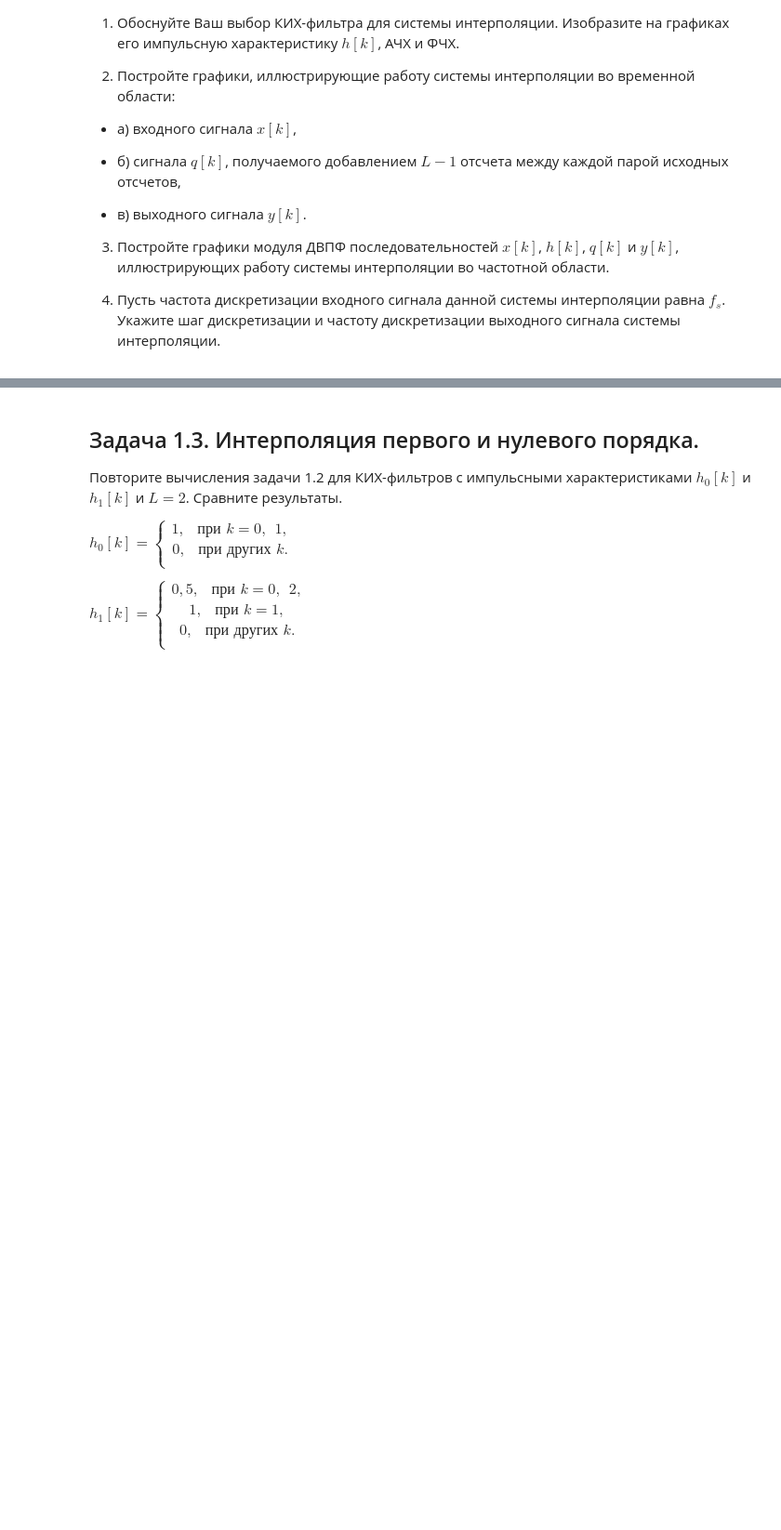
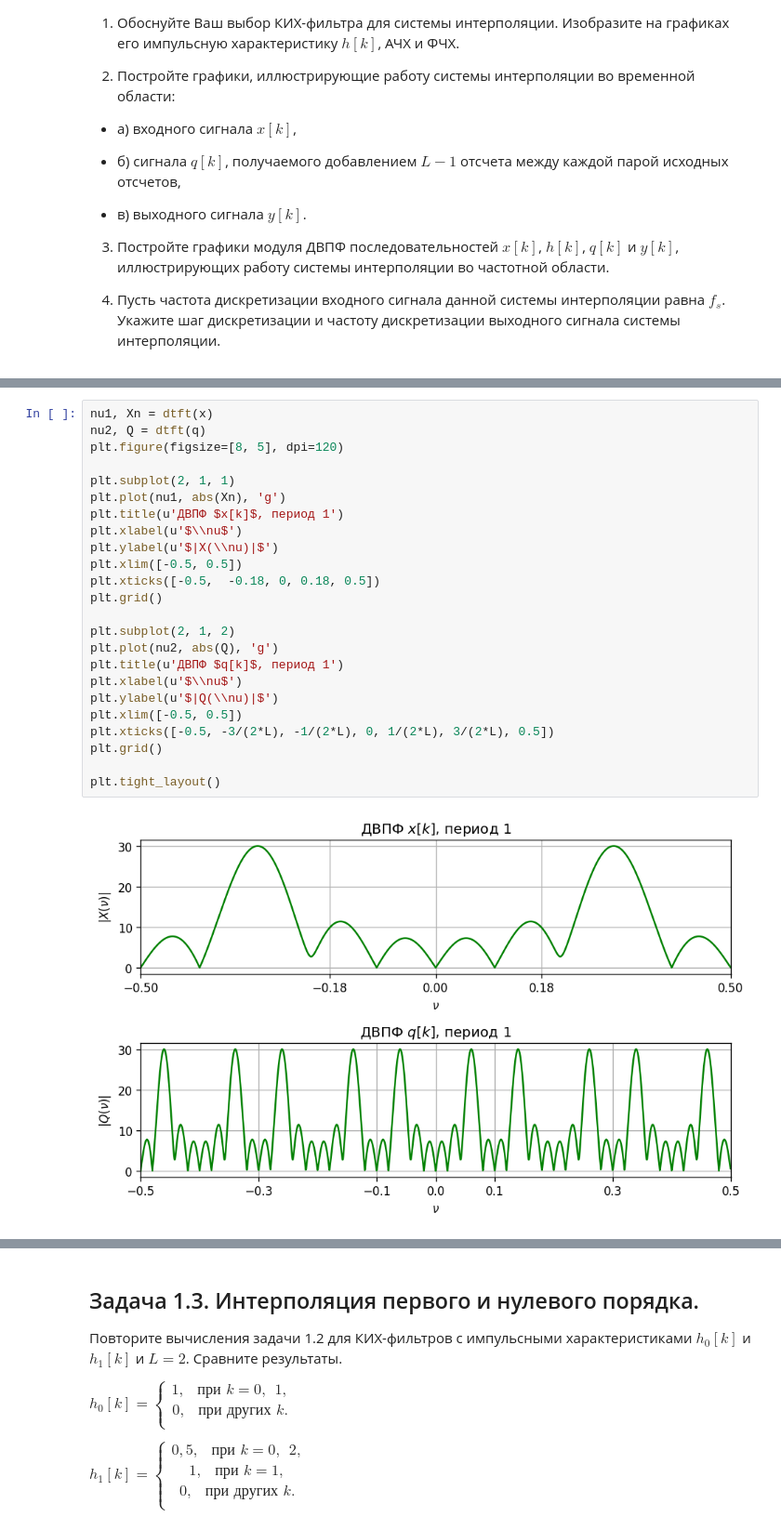
Before and after one commit to sin-diesel/digital-signals-laboratory, a Jupyter notebook: 2nd-semester/fast-signal-processing/dsp_lab6.ipynb, the cells around one changed output, grey strips where cells are left out. Shown at 93% size. Cells and saved outputs as stored; diff of their text form; blank space fills up the shorter version.

```diff
--- a/2nd-semester/fast-signal-processing/dsp_lab6.ipynb
+++ b/2nd-semester/fast-signal-processing/dsp_lab6.ipynb
@@ -72,0 +149,26 @@ def dtft(x, M=2048):
+# %%
+nu1, Xn = dtft(x)
+nu2, Q = dtft(q)
+plt.figure(figsize=[8, 5], dpi=120)
+
+plt.subplot(2, 1, 1)
+plt.plot(nu1, abs(Xn), 'g')
+plt.title(u'ДВПФ $x[k]$, период 1')
+plt.xlabel(u'$\\nu$')
+plt.ylabel(u'$|X(\\nu)|$')
+plt.xlim([-0.5, 0.5])
+plt.xticks([-0.5,  -0.18, 0, 0.18, 0.5])
+plt.grid()
+
+plt.subplot(2, 1, 2)
+plt.plot(nu2, abs(Q), 'g')
+plt.title(u'ДВПФ $q[k]$, период 1')
+plt.xlabel(u'$\\nu$')
+plt.ylabel(u'$|Q(\\nu)|$')
+plt.xlim([-0.5, 0.5])
+plt.xticks([-0.5, -3/(2*L), -1/(2*L), 0, 1/(2*L), 3/(2*L), 0.5])
+plt.grid()
+
+plt.tight_layout()
+# %% [output]
+[figure, added]
```
Also changed, not shown: parts of 17 cells of this notebook, 2 other files.
